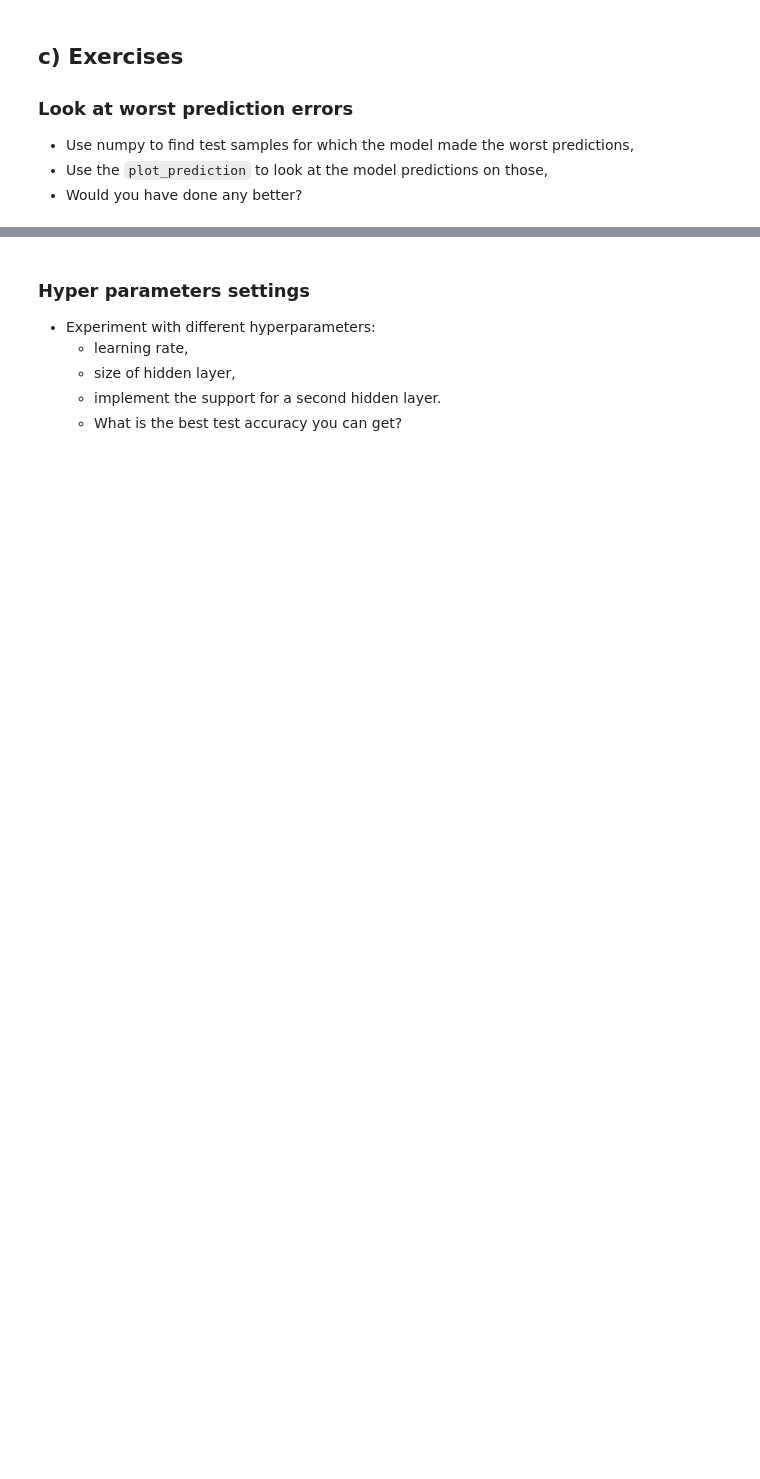
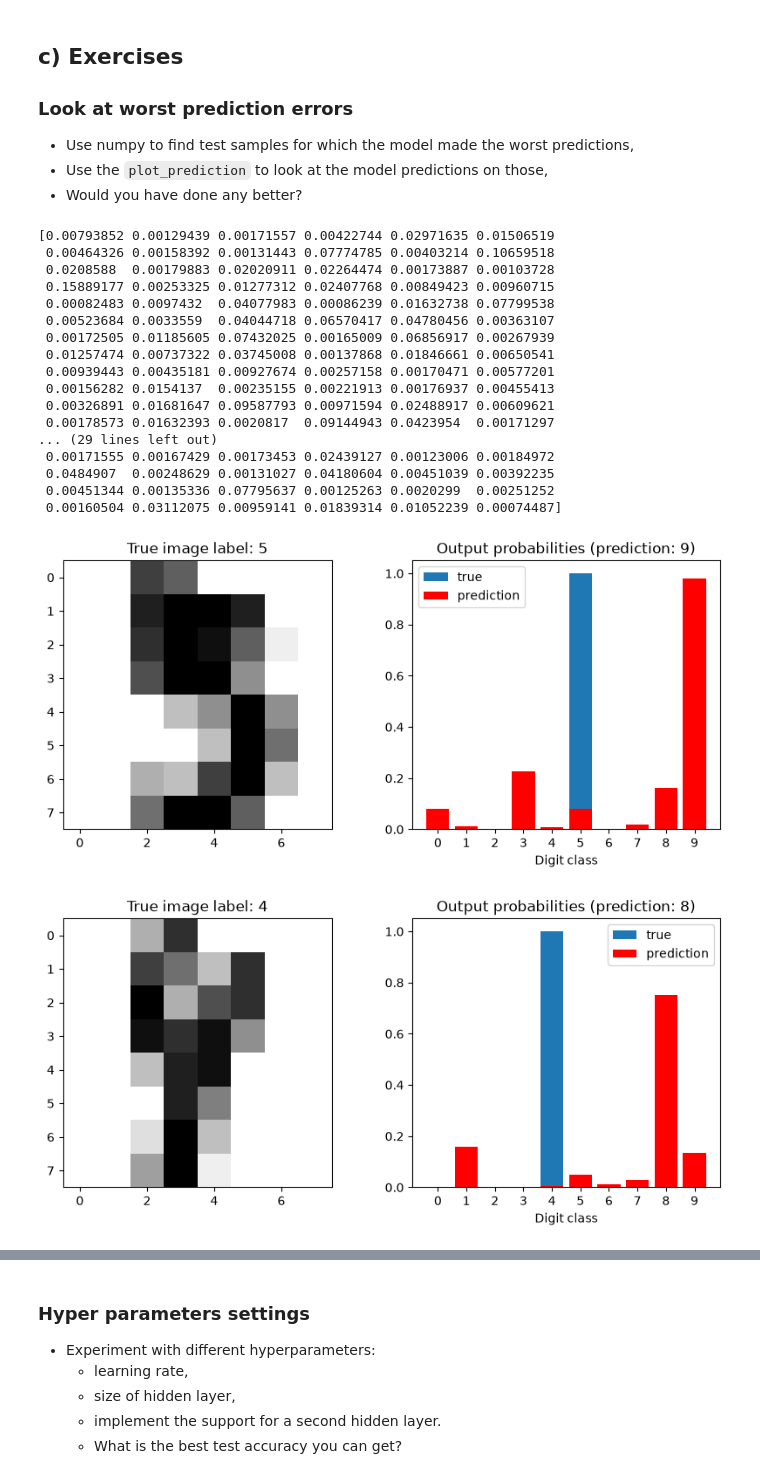
Before and after one commit to TheCodeGnome/deep_learning, a Jupyter notebook: 01_materials/labs/lab_2.ipynb, the cells around one changed output, grey strips where cells are left out. Saved outputs shown, nothing was run; the diff lists cells and outputs as text; code cells hidden in the pictures; blank space fills up the shorter version.

```diff
--- a/01_materials/labs/lab_2.ipynb
+++ b/01_materials/labs/lab_2.ipynb
@@ -362,17 +365,17 @@ class NeuralNet():
 
     def forward_hidden(self, X):
         # Compute the linear combination of the input and weights
-        self.Z_h = None
+        self.Z_h = np.dot(X, self.W_h) + self.b_h
 
         # Apply the sigmoid activation function
-        return None
+        return sigmoid(self.Z_h)
 
     def forward_output(self, H):
         # Compute the linear combination of the hidden layer activation and weights
-        self.Z_o = None
+        self.Z_o = np.dot(H, self.W_o) + self.b_o
 
         # Apply the sigmoid activation function
-        return None
+        return sigmoid(self.Z_o)
 
     def forward(self, X):
         # Compute the forward activations of the hidden and output layers
@@ -383,7 +386,9 @@ class NeuralNet():
 
     def loss(self, X, y):
         y = y.astype(int)
-        return None
+        y_onehot = one_hot(self.output_size, y)
+        y_pred = self.forward(X)
+        return np.mean((y_pred - y_onehot) ** 2)
 
     def grad_loss(self, X, y_true):
         y_true = one_hot(self.output_size, y_true)
@@ -487,0 +520,34 @@ plot_prediction(model, sample_idx=4)
+# %%
+# Your code here
+
+test_probs = model.forward(X_test)
+test_pred = np.argmax(test_probs, axis=1)
+
+y_true_onehot = one_hot(len(np.unique(y_test)), y_test)
+sample_losses = np.mean((test_probs - y_true_onehot) ** 2, axis=1)
+print(sample_losses)
+# worst_indices = np.argsort(sample_losses)[::-1][:6]
+worst_indices = np.argsort(sample_losses,axis=0)[::-1][:10]
+
+for idx in worst_indices:
+    plot_prediction(model, sample_idx=idx)
+# %% [output]
+[0.00793852 0.00129439 0.00171557 0.00422744 0.02971635 0.01506519
+ 0.00464326 0.00158392 0.00131443 0.07774785 0.00403214 0.10659518
+ 0.0208588  0.00179883 0.02020911 0.02264474 0.00173887 0.00103728
+ 0.15889177 0.00253325 0.01277312 0.02407768 0.00849423 0.00960715
+ 0.00082483 0.0097432  0.04077983 0.00086239 0.01632738 0.07799538
+ 0.00523684 0.0033559  0.04044718 0.06570417 0.04780456 0.00363107
+ 0.00172505 0.01185605 0.07432025 0.00165009 0.06856917 0.00267939
+ 0.01257474 0.00737322 0.03745008 0.00137868 0.01846661 0.00650541
+ 0.00939443 0.00435181 0.00927674 0.00257158 0.00170471 0.00577201
+ 0.00156282 0.0154137  0.00235155 0.00221913 0.00176937 0.00455413
+ 0.00326891 0.01681647 0.09587793 0.00971594 0.02488917 0.00609621
+ 0.00178573 0.01632393 0.0020817  0.09144943 0.0423954  0.00171297
+... (29 lines left out)
+ 0.00171555 0.00167429 0.00173453 0.02439127 0.00123006 0.00184972
+ 0.0484907  0.00248629 0.00131027 0.04180604 0.00451039 0.00392235
+ 0.00451344 0.00135336 0.07795637 0.00125263 0.0020299  0.00251252
+ 0.00160504 0.03112075 0.00959141 0.01839314 0.01052239 0.00074487]
+[figure, added]
+[figure, added]
```
Also changed, not shown: parts of 11 cells of this notebook.
